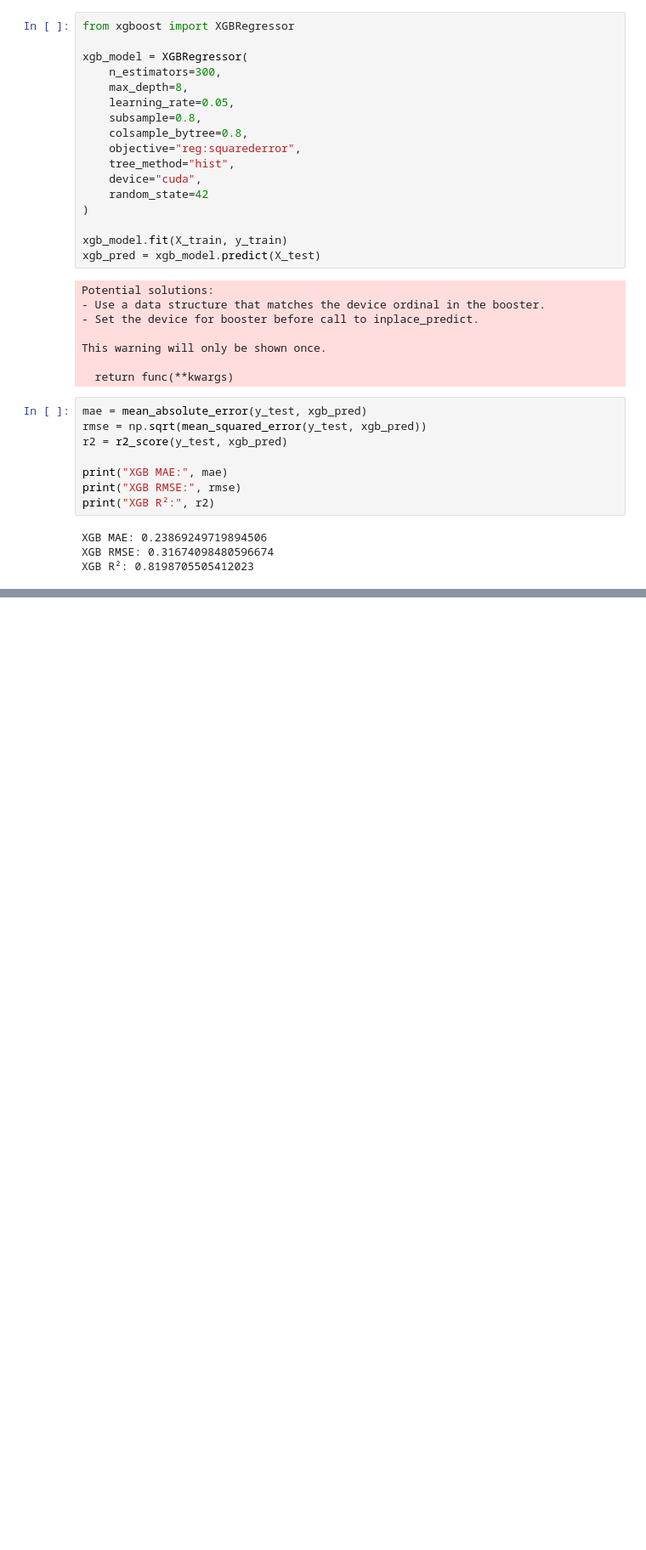
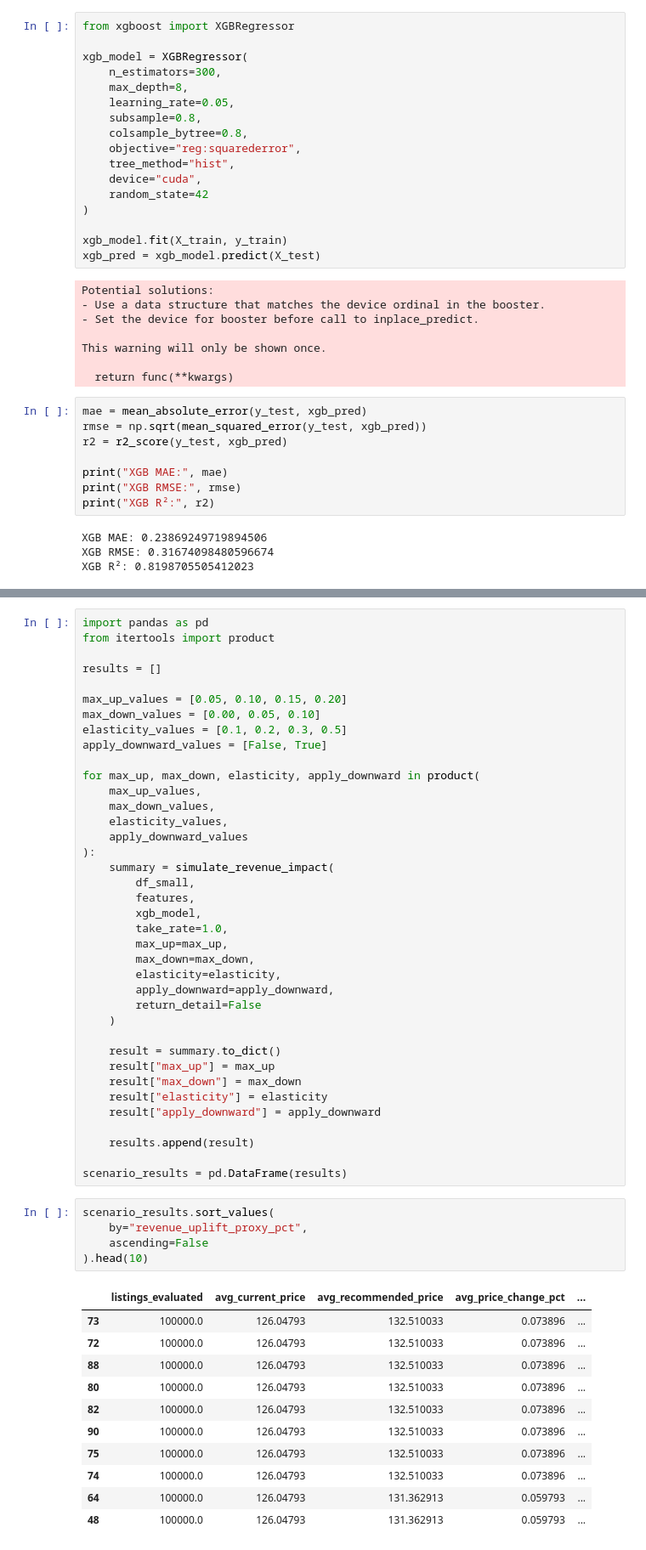
Before and after one commit to BiroBotond17/airbnbDS_project, a Jupyter notebook: notebooks/price_pred.ipynb, the cells around one changed output, grey strips where cells are left out. Shown at 85% size. Saved outputs shown, nothing was run; the diff lists cells and outputs as text; blank space fills up the shorter version.

```diff
--- a/notebooks/price_pred.ipynb
+++ b/notebooks/price_pred.ipynb
@@ -594,0 +805,55 @@ XGB R²: 0.8198705505412023
+# %%
+import pandas as pd
+from itertools import product
+
+results = []
+
+max_up_values = [0.05, 0.10, 0.15, 0.20]
+max_down_values = [0.00, 0.05, 0.10]
+elasticity_values = [0.1, 0.2, 0.3, 0.5]
+apply_downward_values = [False, True]
+
+for max_up, max_down, elasticity, apply_downward in product(
+    max_up_values,
+    max_down_values,
+    elasticity_values,
+    apply_downward_values
+):
+    summary = simulate_revenue_impact(
+        df_small,
+        features,
+        xgb_model,
+        take_rate=1.0,
+        max_up=max_up,
+        max_down=max_down,
+        elasticity=elasticity,
+        apply_downward=apply_downward,
+        return_detail=False
+    )
+
+    result = summary.to_dict()
+    result["max_up"] = max_up
+    result["max_down"] = max_down
+    result["elasticity"] = elasticity
+    result["apply_downward"] = apply_downward
+
+    results.append(result)
+
+scenario_results = pd.DataFrame(results)
+# %%
+scenario_results.sort_values(
+    by="revenue_uplift_proxy_pct",
+    ascending=False
+).head(10)
+# %% [output]
+|  | listings_evaluated | avg_current_price | avg_recommended_price | avg_price_change_pct | ... |
+| 73 | 100000.0 | 126.04793 | 132.510033 | 0.073896 | ... |
+| 72 | 100000.0 | 126.04793 | 132.510033 | 0.073896 | ... |
+| 88 | 100000.0 | 126.04793 | 132.510033 | 0.073896 | ... |
+| 80 | 100000.0 | 126.04793 | 132.510033 | 0.073896 | ... |
+| 82 | 100000.0 | 126.04793 | 132.510033 | 0.073896 | ... |
+| 90 | 100000.0 | 126.04793 | 132.510033 | 0.073896 | ... |
+| 75 | 100000.0 | 126.04793 | 132.510033 | 0.073896 | ... |
+| 74 | 100000.0 | 126.04793 | 132.510033 | 0.073896 | ... |
+| 64 | 100000.0 | 126.04793 | 131.362913 | 0.059793 | ... |
+| 48 | 100000.0 | 126.04793 | 131.362913 | 0.059793 | ... |
```
Also changed, not shown: parts of 20 cells of this notebook, 8 other files.
